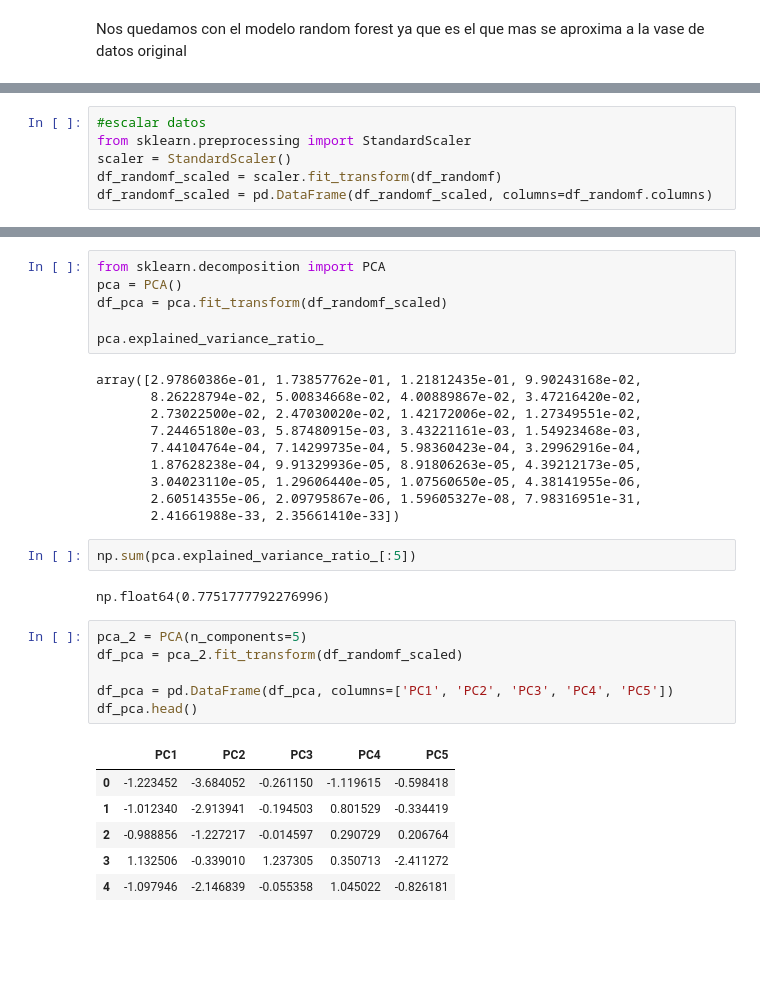
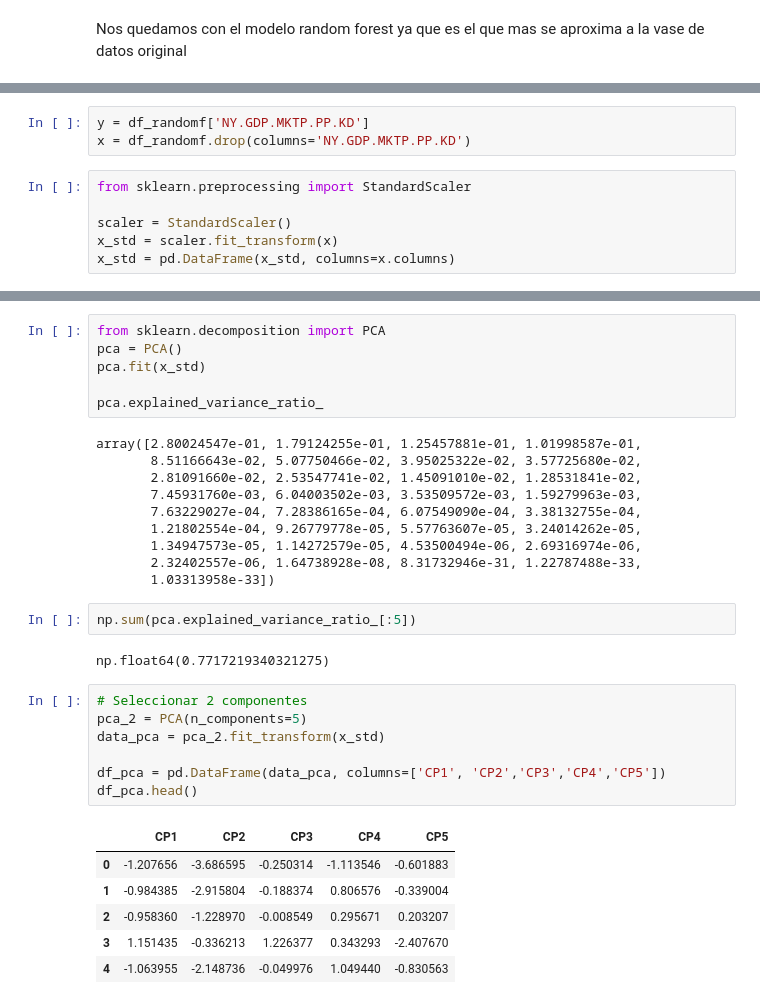
Before and after one commit to rubenpadilla-oss/Portafolio, a Jupyter notebook: examencdde.ipynb, the cells around one changed output, grey strips where cells are left out. Cells and saved outputs as stored; diff of their text form; blank space fills up the shorter version.

```diff
--- a/examencdde.ipynb
+++ b/examencdde.ipynb
@@ -340,9 +401,12 @@ Nos quedamos con el modelo random forest ya que es el que mas se aproxima a la v
+# %%
+y = df_randomf['NY.GDP.MKTP.PP.KD']
+x = df_randomf.drop(columns='NY.GDP.MKTP.PP.KD')
 # %%
-#escalar datos
 from sklearn.preprocessing import StandardScaler
+
 scaler = StandardScaler()
-df_randomf_scaled = scaler.fit_transform(df_randomf)
-df_randomf_scaled = pd.DataFrame(df_randomf_scaled, columns=df_randomf.columns)
+x_std = scaler.fit_transform(x)
+x_std = pd.DataFrame(x_std, columns=x.columns)
 # %%
 import matplotlib.pyplot as plt
 
@@ -356,33 +419,34 @@ plt.show()
 # %%
 from sklearn.decomposition import PCA
 pca = PCA()
-df_pca = pca.fit_transform(df_randomf_scaled)
+pca.fit(x_std)
 
 pca.explained_variance_ratio_
 # %% [output]
-array([2.97860386e-01, 1.73857762e-01, 1.21812435e-01, 9.90243168e-02,
-       8.26228794e-02, 5.00834668e-02, 4.00889867e-02, 3.47216420e-02,
-       2.73022500e-02, 2.47030020e-02, 1.42172006e-02, 1.27349551e-02,
-       7.24465180e-03, 5.87480915e-03, 3.43221161e-03, 1.54923468e-03,
-       7.44104764e-04, 7.14299735e-04, 5.98360423e-04, 3.29962916e-04,
-       1.87628238e-04, 9.91329936e-05, 8.91806263e-05, 4.39212173e-05,
-       3.04023110e-05, 1.29606440e-05, 1.07560650e-05, 4.38141955e-06,
-       2.60514355e-06, 2.09795867e-06, 1.59605327e-08, 7.98316951e-31,
-       2.41661988e-33, 2.35661410e-33])
+array([2.80024547e-01, 1.79124255e-01, 1.25457881e-01, 1.01998587e-01,
+       8.51166643e-02, 5.07750466e-02, 3.95025322e-02, 3.57725680e-02,
+       2.81091660e-02, 2.53547741e-02, 1.45091010e-02, 1.28531841e-02,
+       7.45931760e-03, 6.04003502e-03, 3.53509572e-03, 1.59279963e-03,
+       7.63229027e-04, 7.28386165e-04, 6.07549090e-04, 3.38132755e-04,
+       1.21802554e-04, 9.26779778e-05, 5.57763607e-05, 3.24014262e-05,
+       1.34947573e-05, 1.14272579e-05, 4.53500494e-06, 2.69316974e-06,
+       2.32402557e-06, 1.64738928e-08, 8.31732946e-31, 1.22787488e-33,
+       1.03313958e-33])
 # %%
 np.sum(pca.explained_variance_ratio_[:5])
 # %% [output]
-np.float64(0.7751777792276996)
+np.float64(0.7717219340321275)
 # %%
+# Seleccionar 2 componentes
 pca_2 = PCA(n_components=5)
-df_pca = pca_2.fit_transform(df_randomf_scaled)
+data_pca = pca_2.fit_transform(x_std)
 
-df_pca = pd.DataFrame(df_pca, columns=['PC1', 'PC2', 'PC3', 'PC4', 'PC5'])
+df_pca = pd.DataFrame(data_pca, columns=['CP1', 'CP2','CP3','CP4','CP5'])
 df_pca.head()
 # %% [output]
-|  | PC1 | PC2 | PC3 | PC4 | PC5 |
-| 0 | -1.223452 | -3.684052 | -0.261150 | -1.119615 | -0.598418 |
-| 1 | -1.012340 | -2.913941 | -0.194503 | 0.801529 | -0.334419 |
-| 2 | -0.988856 | -1.227217 | -0.014597 | 0.290729 | 0.206764 |
-| 3 | 1.132506 | -0.339010 | 1.237305 | 0.350713 | -2.411272 |
-| 4 | -1.097946 | -2.146839 | -0.055358 | 1.045022 | -0.826181 |
+|  | CP1 | CP2 | CP3 | CP4 | CP5 |
+| 0 | -1.207656 | -3.686595 | -0.250314 | -1.113546 | -0.601883 |
+| 1 | -0.984385 | -2.915804 | -0.188374 | 0.806576 | -0.339004 |
+| 2 | -0.958360 | -1.228970 | -0.008549 | 0.295671 | 0.203207 |
+| 3 | 1.151435 | -0.336213 | 1.226377 | 0.343293 | -2.407670 |
+| 4 | -1.063955 | -2.148736 | -0.049976 | 1.049440 | -0.830563 |
```
Also changed, not shown: parts of 16 cells of this notebook.
